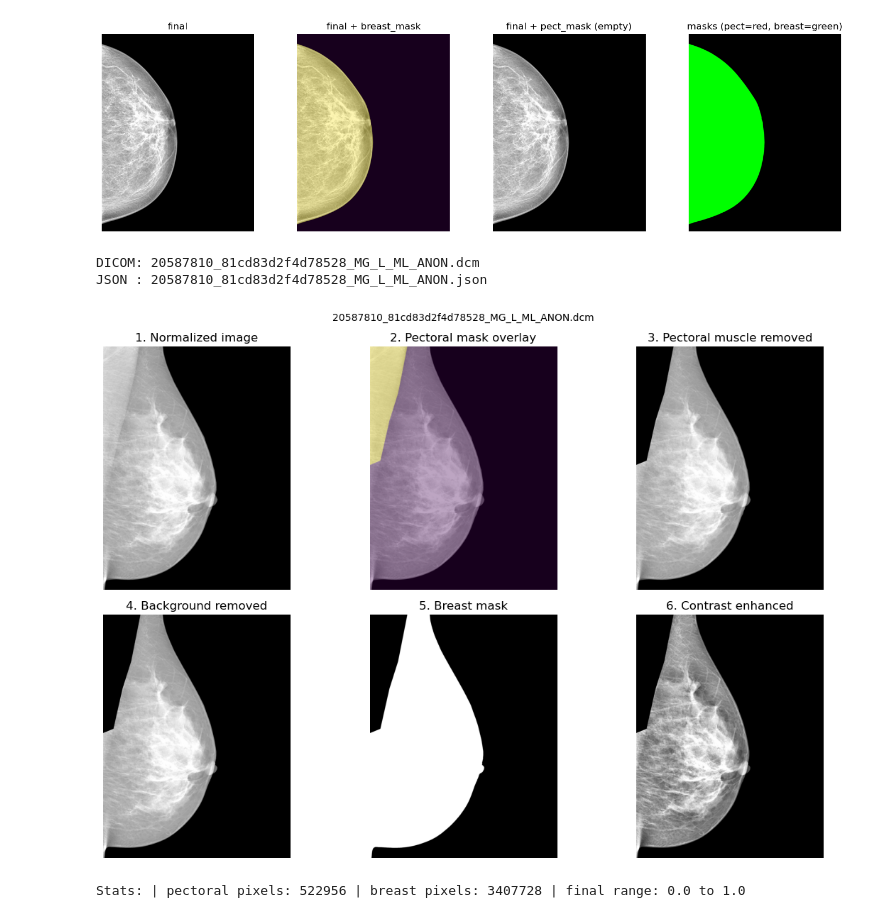
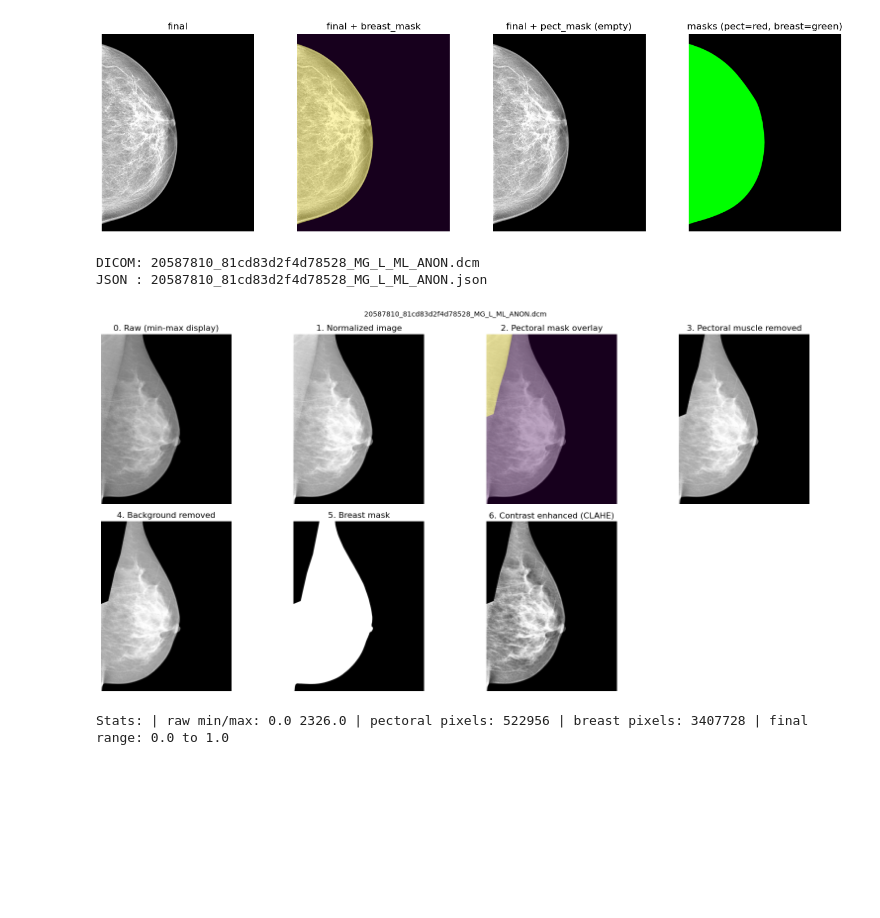
Before and after one commit to Nabeel-CH/Project34, a Jupyter notebook: Step 1.1 - Preprocessing.ipynb, the cells around one changed output. Saved outputs shown, nothing was run; the diff lists cells and outputs as text; code cells hidden in the pictures; blank space fills up the shorter version.

```diff
--- a/Step 1.1 - Preprocessing.ipynb
+++ b/Step 1.1 - Preprocessing.ipynb
@@ -504,7 +506,7 @@ pect_mask: uint8 (3328, 2560) sum: 0 frac: 0.0
 [figure]
 # %%
 # Single-cell "coworker-style" sanity plot for a specific case ID (e.g. 20587810)
-# Shows: Normalized -> Pectoral mask overlay -> Pectoral removed -> Background removed -> Breast mask -> Contrast enhanced
+# Shows: Raw -> Normalized -> Pectoral mask overlay -> Pectoral removed -> Background removed -> Breast mask -> Contrast enhanced
 
 from pathlib import Path
 import json
@@ -519,25 +521,33 @@ from pydicom.pixel_data_handlers.util import apply_voi_lut
 # EDIT PATHS
 DICOM_DIR = Path("data/raw/inbreast/ALL-IMGS")
 MASK_DIR  = Path("data/raw/muscle_masks_for_raw_data")   # folder containing *.json polygon masks
-CASE_ID   = "20587810"                            # <-- your example
+CASE_ID   = "20587810"
 # -------------------------
 
-def load_dicom_norm(path: Path) -> np.ndarray:
+def load_dicom_raw_and_norm(path: Path):
+    """Return (raw_pixel_array_float, normalized_float01)."""
     ds = pydicom.dcmread(str(path))
-    img = ds.pixel_array.astype(np.float32)
+    raw = ds.pixel_array.astype(np.float32)
 
+    # start from raw for norm path
+    img = raw.copy()
+
+    # VOI LUT if present
     try:
         img = apply_voi_lut(img, ds).astype(np.float32)
     except Exception:
         pass
 
+    # inversion if needed
     if getattr(ds, "PhotometricInterpretation", "") == "MONOCHROME1":
         img = img.max() - img
 
+    # robust percentile normalization to [0,1]
     lo, hi = np.percentile(img, (1, 99))
     img = np.clip(img, lo, hi)
     img = (img - lo) / (hi - lo + 1e-8)
-    return img
+
+    return raw, img
 
 def labelme_json_to_mask(json_path: Path, shape_hw: tuple[int, int]) -> np.ndarray:
     H, W = shape_hw
@@ -590,21 +600,21 @@ def apply_clahe(img01: np.ndarray, mask: np.ndarray, clip=2.0, tiles=(8, 8)) ->
     enh = clahe.apply(u8).astype(np.float32) / 255.0
     return enh * mask.astype(np.float32)
 
+def minmax01(x: np.ndarray) -> np.ndarray:
+    """For display only: scale any array to [0,1] using min/max."""
+    x = x.astype(np.float32)
+    mn, mx = float(np.min(x)), float(np.max(x))
+    return (x - mn) / (mx - mn + 1e-8)
+
 # ---------- locate matching DICOM and JSON ----------
 dicom_matches = sorted(DICOM_DIR.glob(f"{CASE_ID}*.dcm"))
 assert dicom_matches, f"No DICOM found starting with {CASE_ID} in {DICOM_DIR.resolve()}"
 
-# Prefer ML/MLO if multiple
 def is_oblique(name: str) -> bool:
     u = name.upper()
     return ("_ML_" in u) or ("_MLO_" in u)
 
-dicom_path = None
-for p in dicom_matches:
-    if is_oblique(p.name):
-        dicom_path = p
-        break
-dicom_path = dicom_path or dicom_matches[0]
+dicom_path = next((p for p in dicom_matches if is_oblique(p.name)), None) or dicom_matches[0]
 
 json_matches = [p for p in MASK_DIR.rglob(f"{dicom_path.stem}.json") if "Zone.Identifier" not in p.name]
 json_path = json_matches[0] if json_matches else None
@@ -613,7 +623,7 @@ print("DICOM:", dicom_path.name)
 print("JSON :", None if json_path is None else json_path.name)
 
 # ---------- run preprocessing ----------
-norm = load_dicom_norm(dicom_path)
+raw, norm = load_dicom_raw_and_norm(dicom_path)
 
 pect_mask = np.zeros_like(norm, dtype=np.uint8)
 no_pect = norm.copy()
@@ -625,50 +635,61 @@ breast_mask = make_breast_mask(no_pect)
 bg_removed = no_pect * breast_mask.astype(np.float32)
 contrast = apply_clahe(bg_removed, breast_mask, clip=2.0, tiles=(8, 8))
 
-# ---------- plot ----------
-plt.figure(figsize=(12, 8))
+# ---------- plot (2x4) ----------
+plt.figure(figsize=(16, 8))
 
-plt.subplot(2, 3, 1)
+plt.subplot(2, 4, 1)
+plt.imshow(minmax01(raw), cmap="gray")
+plt.title("0. Raw (min-max display)")
+plt.axis("off")
+
+plt.subplot(2, 4, 2)
 plt.imshow(norm, cmap="gray")
 plt.title("1. Normalized image")
 plt.axis("off")
 
-plt.subplot(2, 3, 2)
+plt.subplot(2, 4, 3)
 plt.imshow(norm, cmap="gray")
 plt.imshow(pect_mask, alpha=0.35)
 plt.title("2. Pectoral mask overlay")
 plt.axis("off")
 
-plt.subplot(2, 3, 3)
+plt.subplot(2, 4, 4)
 plt.imshow(no_pect, cmap="gray")
 plt.title("3. Pectoral muscle removed")
 plt.axis("off")
 
-plt.subplot(2, 3, 4)
+plt.subplot(2, 4, 5)
 plt.imshow(bg_removed, cmap="gray")
 plt.title("4. Background removed")
 plt.axis("off")
 
-plt.subplot(2, 3, 5)
+plt.subplot(2, 4, 6)
 plt.imshow(breast_mask, cmap="gray")
 plt.title("5. Breast mask")
 plt.axis("off")
 
-plt.subplot(2, 3, 6)
+plt.subplot(2, 4, 7)
 plt.imshow(contrast, cmap="gray")
-plt.title("6. Contrast enhanced")
+plt.title("6. Contrast enhanced (CLAHE)")
+plt.axis("off")
+
+plt.subplot(2, 4, 8)
 plt.axis("off")
 
 plt.suptitle(f"{dicom_path.name}", fontsize=10)
 plt.tight_layout()
 plt.show()
 
-print("Stats:",
-      "| pectoral pixels:", int(pect_mask.sum()),
-      "| breast pixels:", int(breast_mask.sum()),
-      "| final range:", float(contrast.min()), "to", float(contrast.max()))
+print(
+    "Stats:",
+    "| raw min/max:", float(raw.min()), float(raw.max()),
+    "| pectoral pixels:", int(pect_mask.sum()),
+    "| breast pixels:", int(breast_mask.sum()),
+    "| final range:", float(contrast.min()), "to", float(contrast.max())
+)
 # %% [output]
 DICOM: 20587810_81cd83d2f4d78528_MG_L_ML_ANON.dcm
 JSON : 20587810_81cd83d2f4d78528_MG_L_ML_ANON.json
-[figure, old version]
+[figure, new version]
-Stats: | pectoral pixels: 522956 | breast pixels: 3407728 | final range: 0.0 to 1.0
+Stats: | raw min/max: 0.0 2326.0 | pectoral pixels: 522956 | breast pixels: 3407728 | final range: 0.0 to 1.0
```
Also changed, not shown: parts of 2 cells of this notebook.
